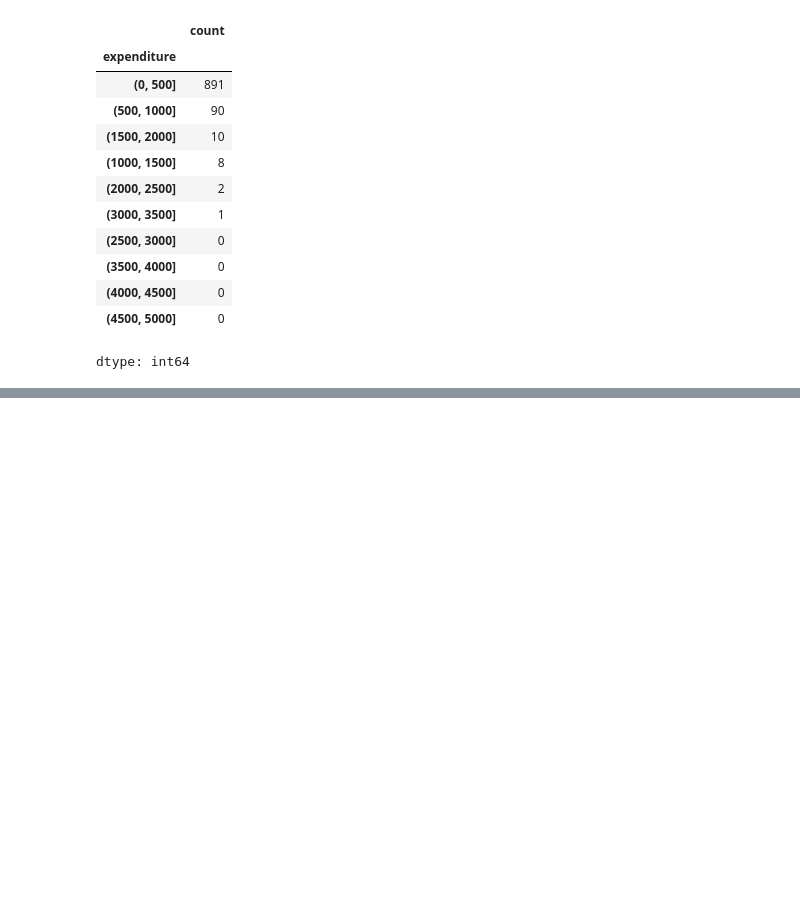
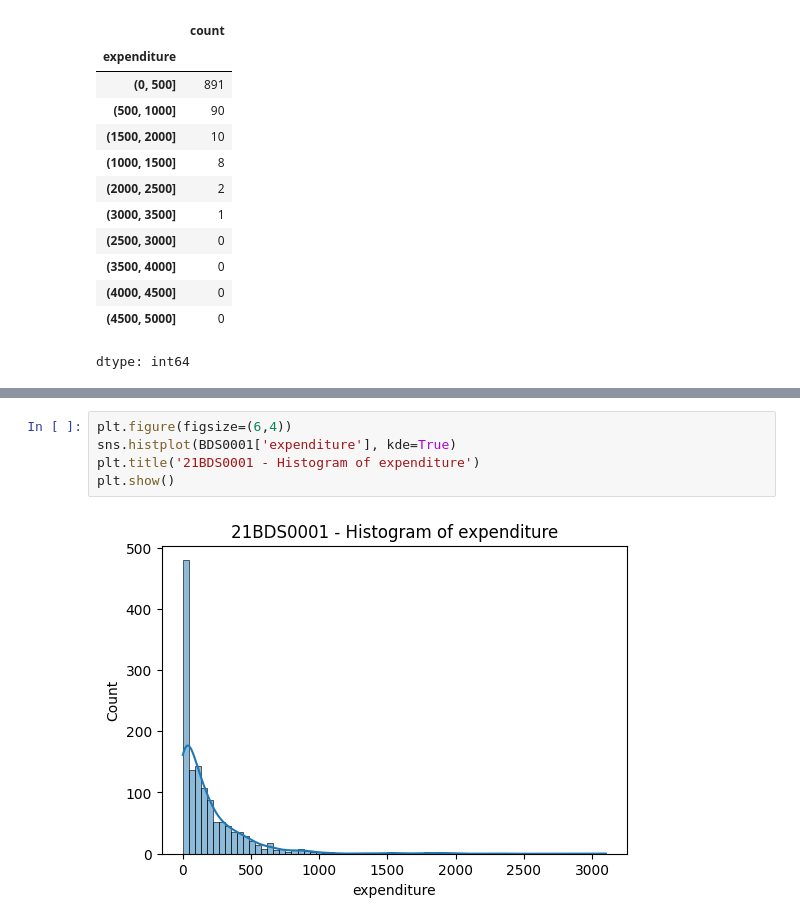
Before and after one commit to mukund-n/EDA---DA---21BDS0001, a Jupyter notebook: EDA_21BDS0001.ipynb, the cells around one changed output, grey strips where cells are left out. Saved outputs shown, nothing was run; the diff lists cells and outputs as text; blank space fills up the shorter version.

```diff
--- a/EDA_21BDS0001.ipynb
+++ b/EDA_21BDS0001.ipynb
@@ -194,0 +253,7 @@ dtype: int64
+# %%
+plt.figure(figsize=(6,4))
+sns.histplot(BDS0001['expenditure'], kde=True)
+plt.title('21BDS0001 - Histogram of expenditure')
+plt.show()
+# %% [output]
+[figure, added]
```
Also changed, not shown: parts of 28 cells of this notebook.
